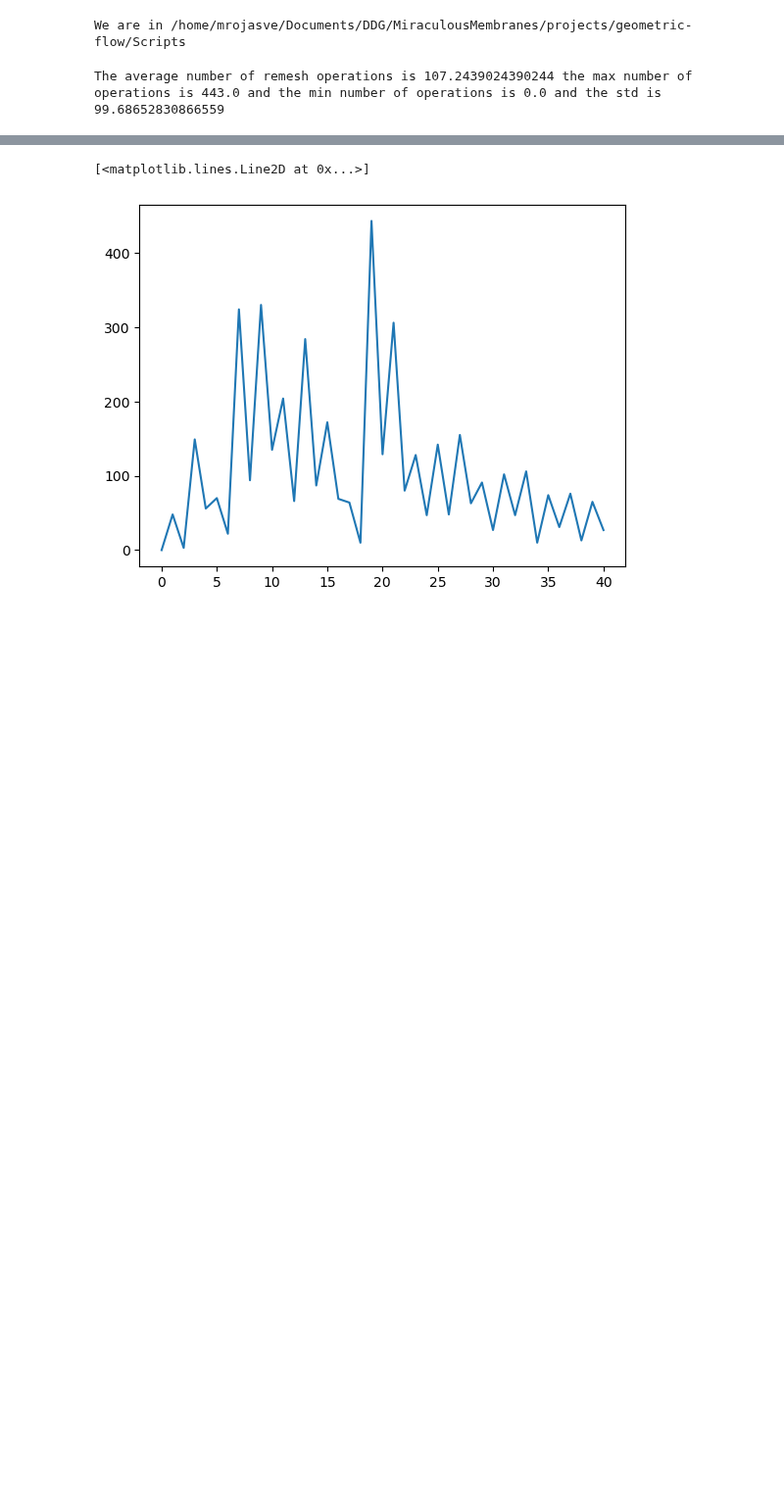
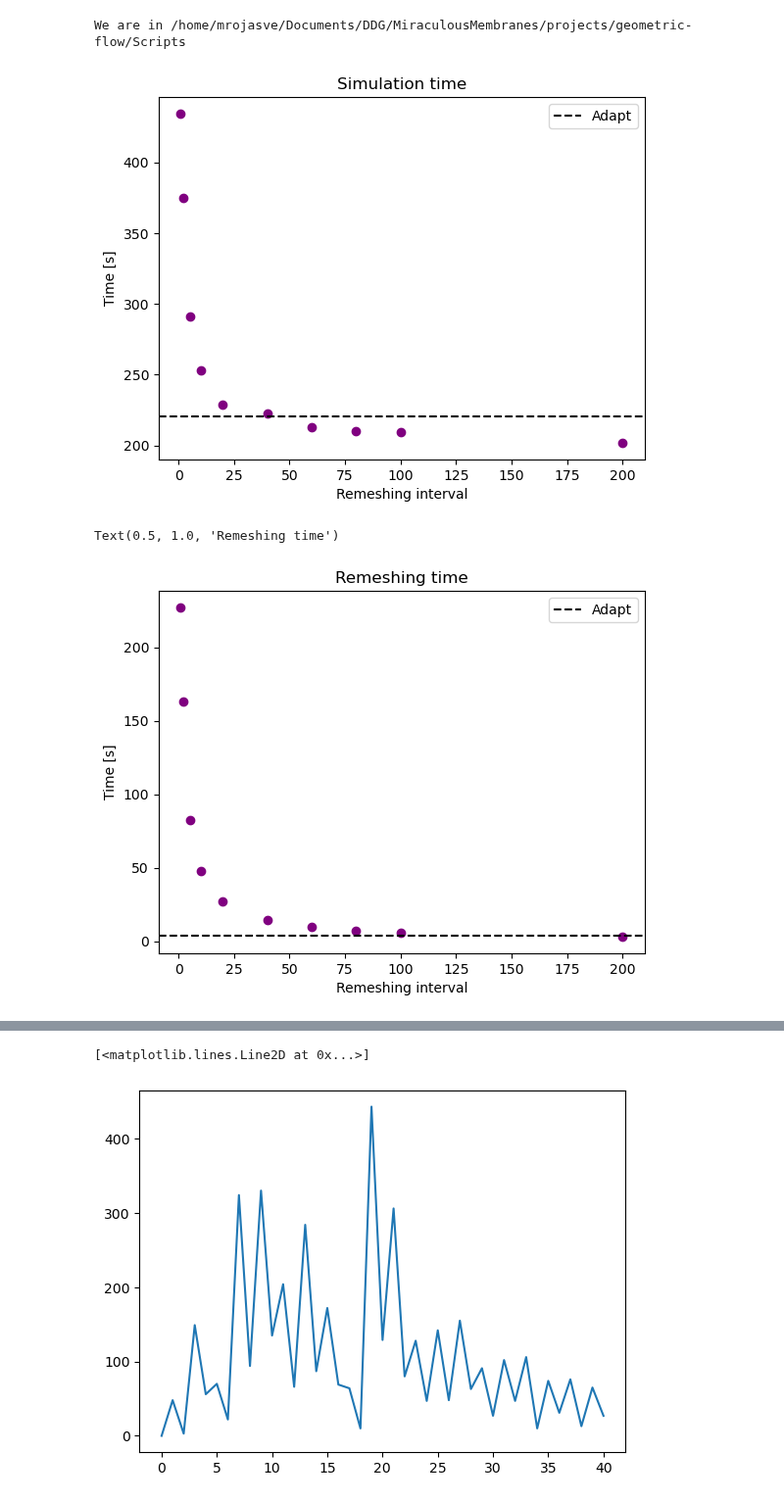
Before and after one commit to Mau-bep/MiraculousMembranes, a Jupyter notebook: projects/geometric-flow/Scripts/Remeshing_analysis.ipynb, the cells around one changed output, grey strips where cells are left out. Shown at 98% size. Cells and saved outputs as stored; diff of their text form; code cells hidden in the pictures; blank space fills up the shorter version.

Commit message:
New simulation bach now werking hopefully
In this case i am creating the subjob for 2 beads in different configurations with adaptive remeshing and

```diff
--- a/projects/geometric-flow/Scripts/Remeshing_analysis.ipynb
+++ b/projects/geometric-flow/Scripts/Remeshing_analysis.ipynb
@@ -10,0 +9,4 @@ Results_dir = os.getcwd()+"/../Results/Testing_remesher/8/"
+# %%
+Results_dir = os.getcwd()+"/../Results/Testing_remesher_Meeting_def/"
+
+Remeshing_interval = [1,2,5,10,20,40,60,80,100,200]
@@ -10,0 +19,24 @@ Results_dir = os.getcwd()+"/../Results/Testing_remesher/8/"
+# %%
+Sim_times = [227219 + 23 + 207200,163262+58+211553, 82433+38+208282, 47548+39+205620, 26761+29+202194, 14535+34+207953, 9563+33+202928, 7180+29+202544, 5936+37+203324, 3057+33+198716 ]
+Remeshing_times = [  227219,163262,82433,47548,26761,14535,9563,7180,5936,3057 ]
+
+Time_adapt = 3847 + 58 + 216532
+Remesh_adap = 3847
+# %%
+plt.scatter(Remeshing_interval,np.array(Sim_times)/1000,color='purple')
+plt.axhline(Time_adapt/1000,color='black',ls='dashed',label='Adapt')
+plt.xlabel("Remeshing interval")
+plt.ylabel("Time [s]")
+plt.legend()
+plt.title("Simulation time")
+plt.show()
+plt.axhline(Remesh_adap/1000,color='black',ls='dashed',label='Adapt')
+plt.scatter(Remeshing_interval,np.array(Remeshing_times)/1000,color='purple')
+plt.xlabel("Remeshing interval")
+plt.ylabel("Time [s]")
+plt.legend()
+plt.title("Remeshing time")
+# %% [output]
+[figure, added]
+Text(0.5, 1.0, 'Remeshing time')
+[figure, added]
@@ -13,4 +56,0 @@ Remesher_info  = np.loadtxt(Results_dir + "Remeshing_count.txt",skiprows=1)
-# %%
-print("The average number of remesh operations is {} the max number of operations is {} and the min number of operations is {} and the std is {}\n".format(np.mean(Remesher_info[:,1]), np.max(Remesher_info[:,1]), np.min(Remesher_info[:,1]),np.std(Remesher_info[:,1])  ))
-# %% [output]
-The average number of remesh operations is 107.2439024390244 the max number of operations is 443.0 and the min number of operations is 0.0 and the std is 99.68652830866559
```
Also changed, not shown: parts of 8 cells of this notebook, 15 other files.
